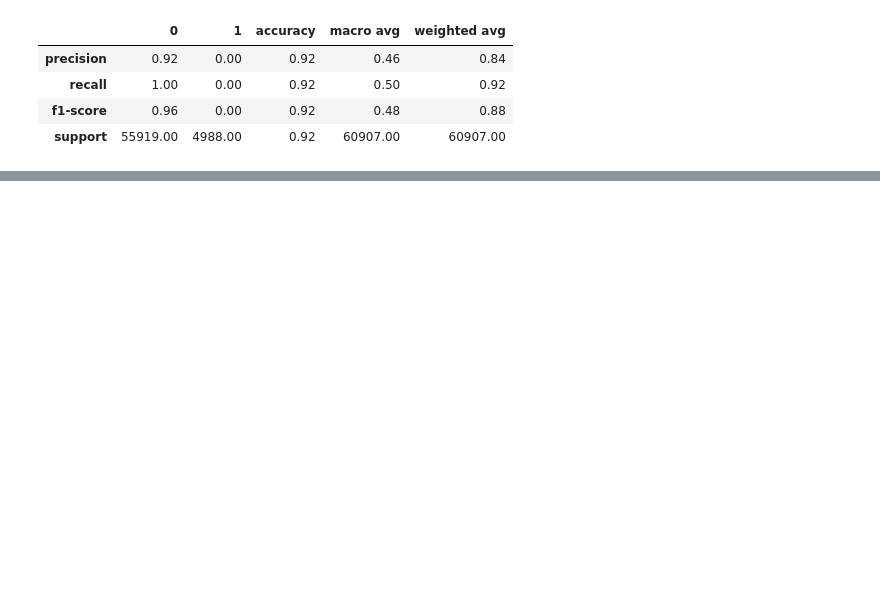
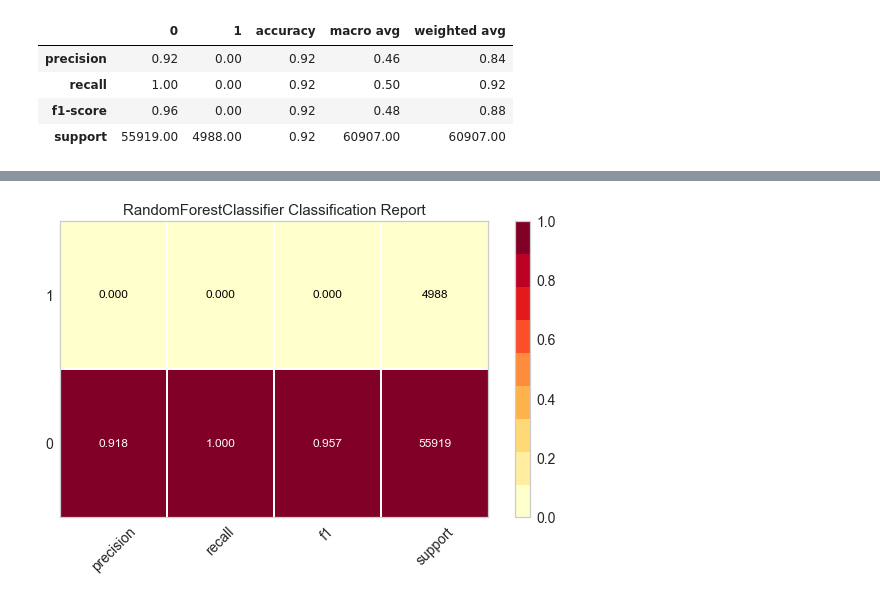
Before and after one commit to florabajolet/OCR7_scoring, a Jupyter notebook: P7_scoring_modeling.ipynb, the cells around one changed output, grey strips where cells are left out. Cells and saved outputs as stored; diff of their text form; code cells hidden in the pictures; blank space fills up the shorter version.

```diff
--- a/P7_scoring_modeling.ipynb
+++ b/P7_scoring_modeling.ipynb
@@ -323,0 +360,11 @@ array([[55917,     2],
+# %%
+model_yellow_rf = RandomForestClassifier(n_estimators=200, max_depth=8, min_samples_leaf=4,
+                                                           max_features=0.6, random_state=42)
+
+visualizer = ClassificationReport(model_yellow_rf, classes=[0, 1], zero_division=0, support=True)
+
+visualizer.fit(data_train_trans, target_train_trans)
+visualizer.score(data_test_trans, target_test_trans)
+visualizer.show();
+# %% [output]
+[figure, added]
```
Also changed, not shown: parts of 24 cells of this notebook.
